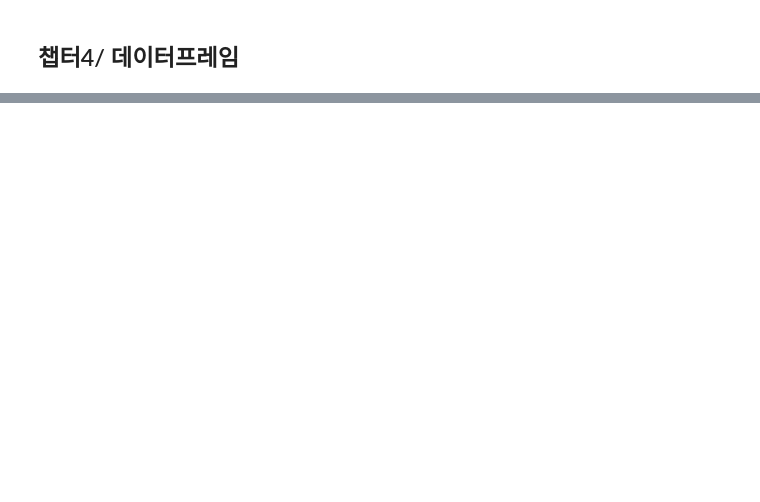
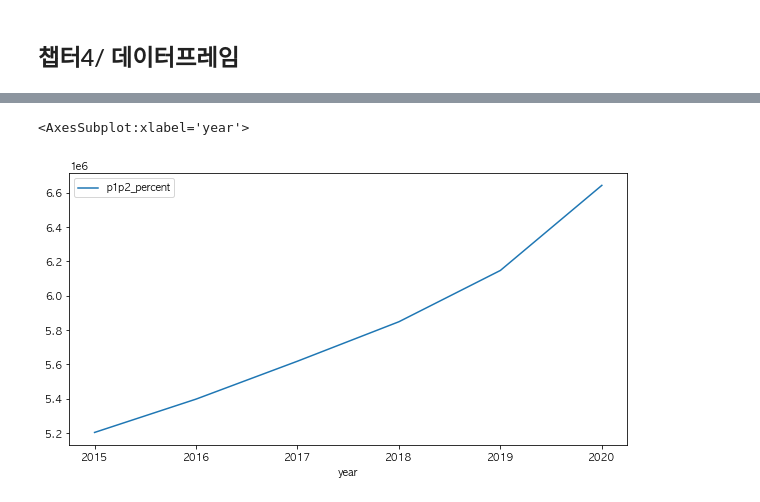
Before and after one commit to g-gg-ggg/Data-Visualization-2022-, a Jupyter notebook: _notebooks/2022-10-26-개론중간.ipynb, the cells around one changed output, grey strips where cells are left out. Drawn from its saved outputs; the diff is of its cells as text; code cells hidden in the pictures; blank space fills up the shorter version.

```diff
--- a/_notebooks/2022-10-26-개론중간.ipynb
+++ b/_notebooks/2022-10-26-개론중간.ipynb
@@ -342,0 +638,5 @@ A = np.array([1, 4, 2, 5, 3])
+# %%
+import pandas as pd
+import matplotlib.pyplot as plt
+house = pd.read_csv("https://ilovedata.github.io/teaching/bigdata2/data/house_final.csv", encoding="utf-8")
+house.head()
@@ -342,0 +676,3 @@ A = np.array([1, 4, 2, 5, 3])
+# %%
+house["total"] = house[["p1","p2","p3","p4","p5","p6","p7plus"]].sum(axis=1)
+house.head()
@@ -342,0 +686,4 @@ A = np.array([1, 4, 2, 5, 3])
+# %%
+h3 = house.groupby("year").sum() #6. 연도별 그룹으로 묶고 더한 값을 h3에 저장한다.
+
+h3
@@ -342,0 +701,6 @@ A = np.array([1, 4, 2, 5, 3])
+# %%
+h3.reset_index().plot.line(x="year", y='p1p2_percent')
+#8. h3을 reset_index 하고 라인그래프를 그린다.
+# %% [output]
+<AxesSubplot:xlabel='year'>
+[figure, added]
```
Also changed, not shown: parts of 88 cells of this notebook.
